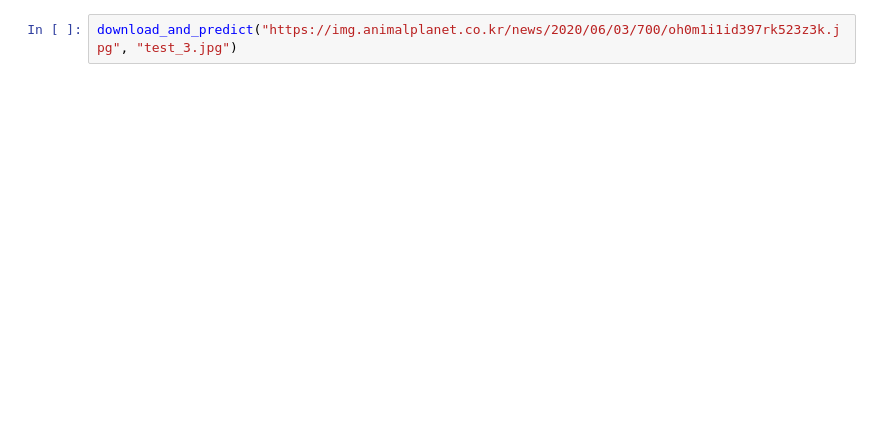
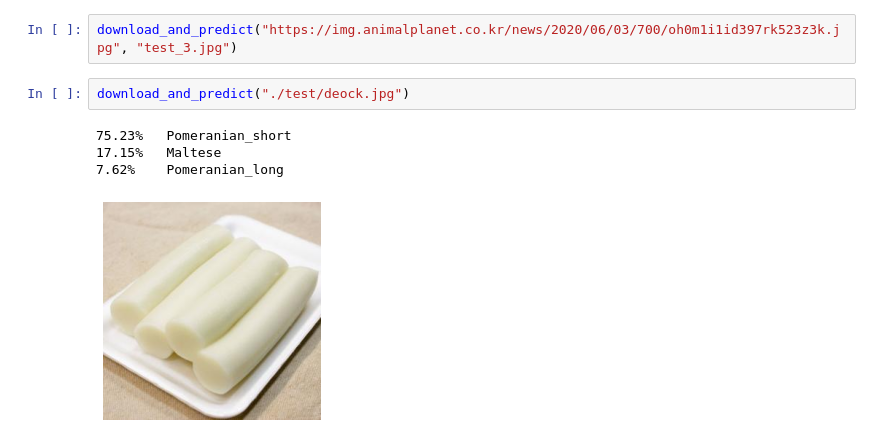
Before and after one commit to keunhyunkim/petever-new, a Jupyter notebook: ReferenceCodes/[default]breed_classification.ipynb, the cells around one changed output. Drawn from its saved outputs; the diff is of its cells as text; blank space fills up the shorter version.

```diff
--- a/ReferenceCodes/[default]breed_classification.ipynb
+++ b/ReferenceCodes/[default]breed_classification.ipynb
@@ -328,5 +407,12 @@ download_and_predict("https://image-notepet.akamaized.net/seimage/20210701%2Ffec
 # %%
 download_and_predict("https://img.animalplanet.co.kr/news/2020/06/03/700/oh0m1i1id397rk523z3k.jpg", "test_3.jpg")
+# %%
+download_and_predict("./test/deock.jpg")
+# %% [output]
+75.23%   Pomeranian_short
+17.15%   Maltese
+7.62%    Pomeranian_long
+[figure, added]
 # %%
 import tensorflow as tf
 import pathlib
```
Also changed, not shown: parts of 28 cells of this notebook.
